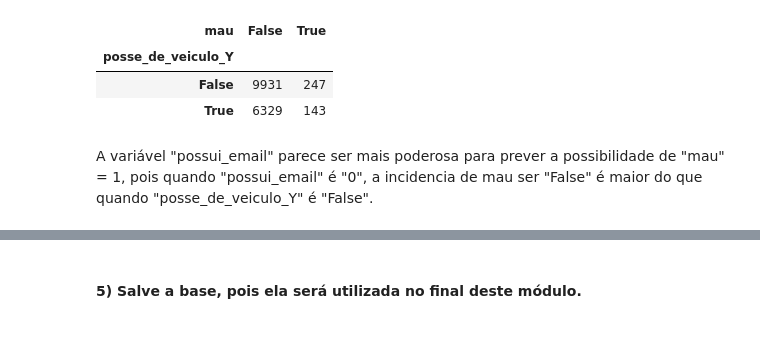
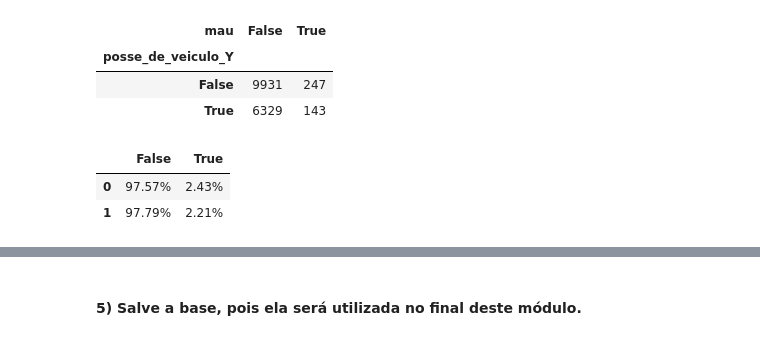
Before and after one commit to BernardoGMP/Modulo7_Exercicio1, a Jupyter notebook: Mod07 - Tarefa 01.ipynb, the cells around one changed output, grey strips where cells are left out. Saved outputs shown, nothing was run; the diff lists cells and outputs as text; code cells hidden in the pictures.

```diff
--- a/Mod07 - Tarefa 01.ipynb
+++ b/Mod07 - Tarefa 01.ipynb
@@ -229,9 +242,20 @@ pd.crosstab(df_dummied['possui_email'],df_dummied['mau'])
 # %%
-pd.crosstab(df_dummied['posse_de_veiculo_Y'],df_dummied['mau'])
+cross2 = pd.crosstab(df_dummied['posse_de_veiculo_Y'],df_dummied['mau'])
+cross2
 # %% [output]
 | mau | False | True |
 | posse_de_veiculo_Y |  |  |
 | False | 9931 | 247 |
 | True | 6329 | 143 |
-# %% [markdown]
-A variável "possui_email" parece ser mais poderosa para prever a possibilidade de "mau" = 1, pois quando "possui_email" é "0", a incidencia de mau ser "False" é maior do que quando "posse_de_veiculo_Y" é "False".
+# %%
+a = '{:.2f}%'.format(round(100*cross2.iloc[0,0]/(cross2.iloc[0].sum()), ndigits=2))
+b = '{:.2f}%'.format(round(100*cross2.iloc[1,0]/(cross2.iloc[1].sum()), ndigits=2))
+c = '{:.2f}%'.format(round(100*cross2.iloc[0,1]/(cross2.iloc[0].sum()), ndigits=2))
+d = '{:.2f}%'.format(round(100*cross2.iloc[1,1]/(cross2.iloc[1].sum()), ndigits=2))
+
+cross2_per = pd.DataFrame({'False': [a,b], 'True':[c,d]})
+cross2_per
+# %% [output]
+|  | False | True |
+| 0 | 97.57% | 2.43% |
+| 1 | 97.79% | 2.21% |
```
Also changed, not shown: parts of 3 cells of this notebook.
